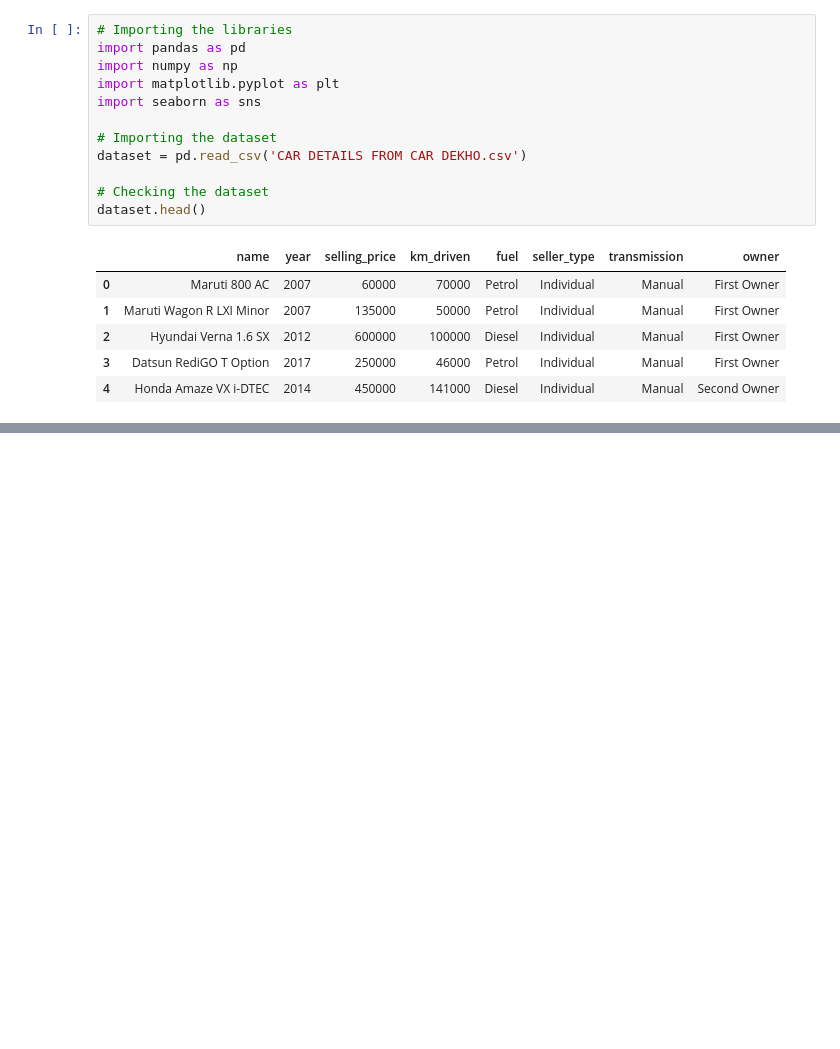
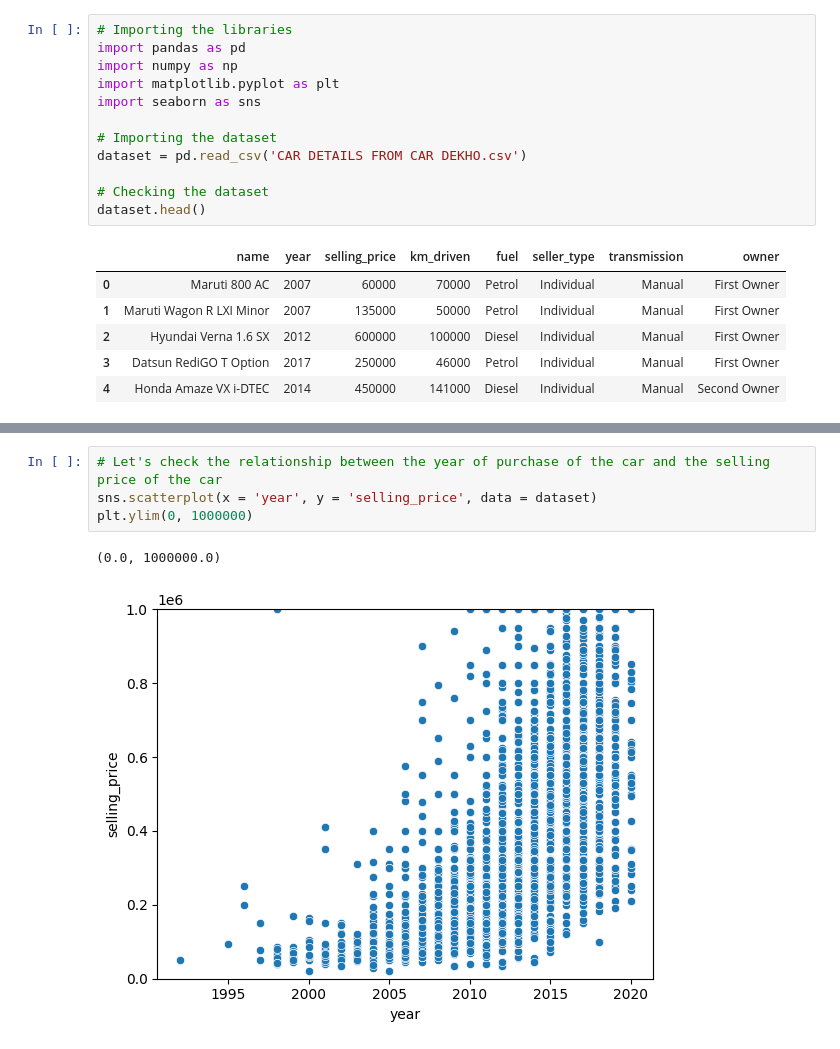
Before and after one commit to alikhan37544/Arcade-Intelligence, a Jupyter notebook: Regression and Model Building/Detailed_regression.ipynb, the cells around one changed output, grey strips where cells are left out. Cells and saved outputs as stored; diff of their text form; blank space fills up the shorter version.

```diff
--- a/Regression and Model Building/Detailed_regression.ipynb
+++ b/Regression and Model Building/Detailed_regression.ipynb
@@ -32,0 +63,7 @@ dataset.head()
+# %%
+# Let's check the relationship between the year of purchase of the car and the selling price of the car
+sns.scatterplot(x = 'year', y = 'selling_price', data = dataset)
+plt.ylim(0, 1000000)
+# %% [output]
+(0.0, 1000000.0)
+[figure, added]
```
Also changed, not shown: parts of 4 cells of this notebook.
